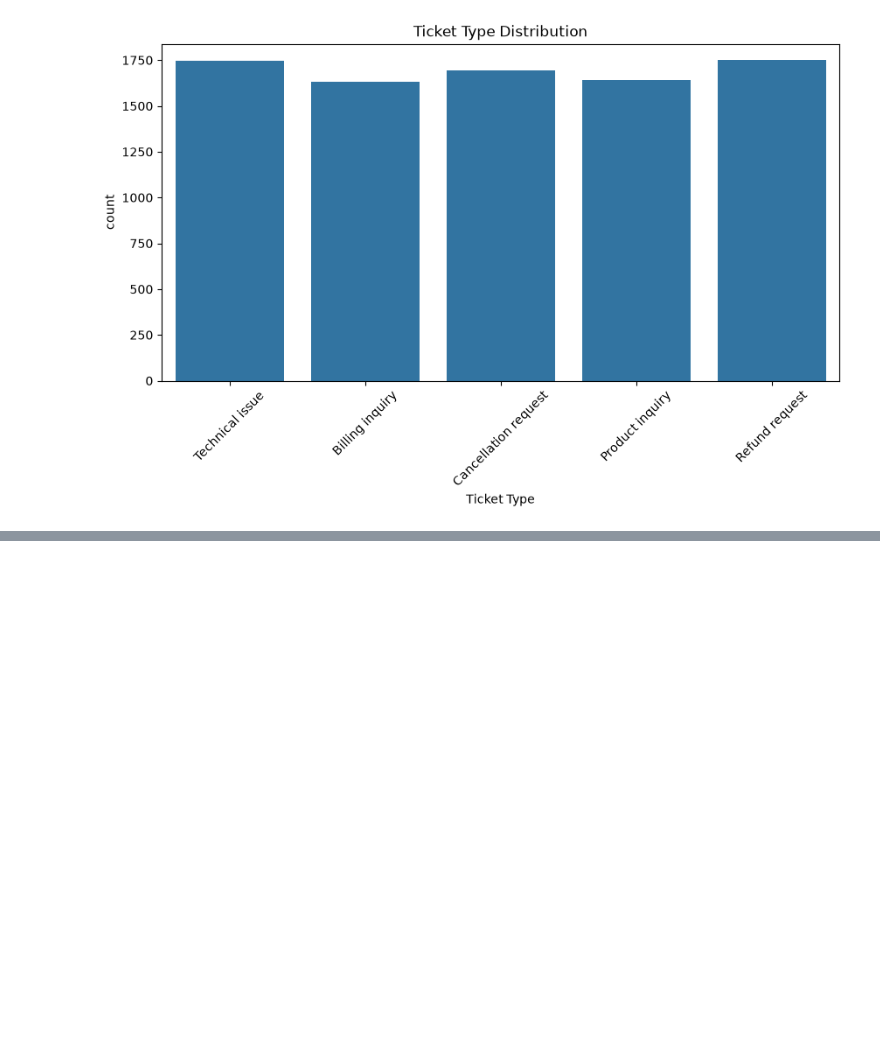
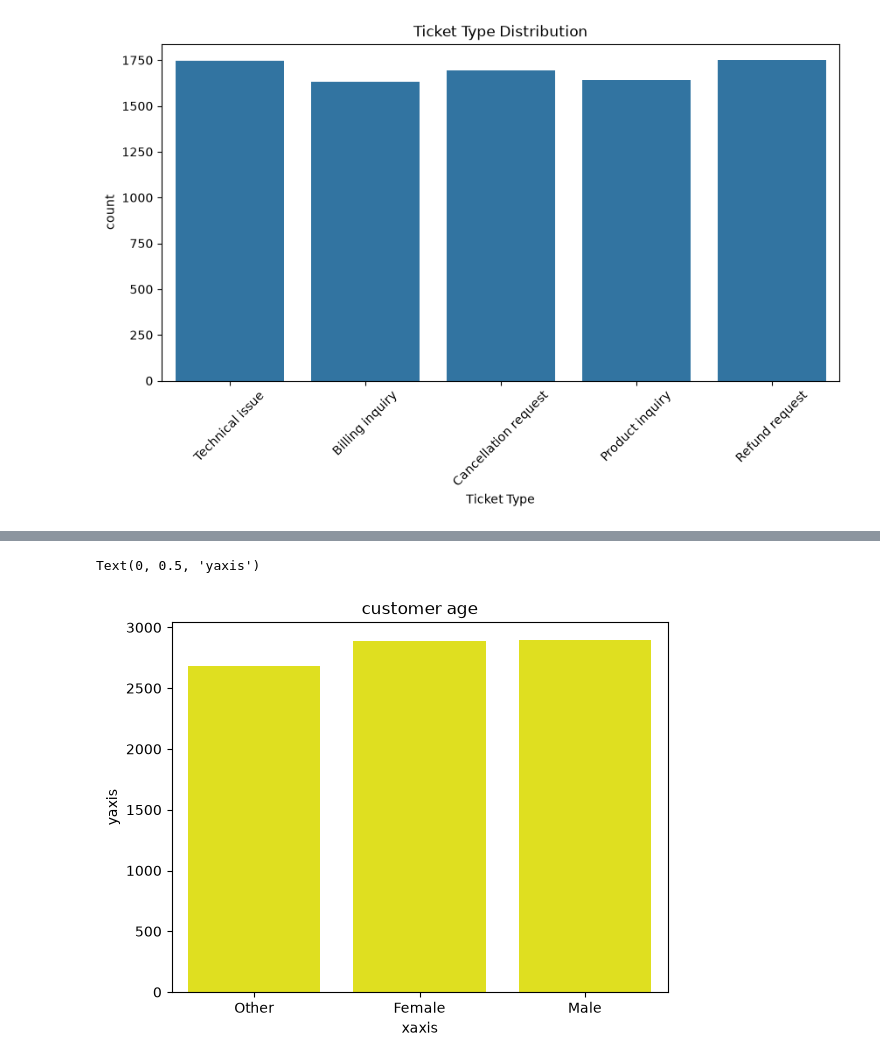
Before and after one commit to CompileNetwork33/NLP, a Jupyter notebook: tickets1.ipynb, the cells around one changed output, grey strips where cells are left out. Saved outputs shown, nothing was run; the diff lists cells and outputs as text; code cells hidden in the pictures; blank space fills up the shorter version.

Commit message:
exploratory data analysis of dataset and graphs

```diff
--- a/tickets1.ipynb
+++ b/tickets1.ipynb
@@ -57,0 +74,8 @@ plt.show()
+# %%
+sns.countplot(x='Customer Gender',data=df,color='yellow')
+plt.title('customer age')
+plt.xlabel('xaxis')
+plt.ylabel('yaxis')
+# %% [output]
+Text(0, 0.5, 'yaxis')
+[figure, added]
```
Also changed, not shown: parts of 3 cells of this notebook.
